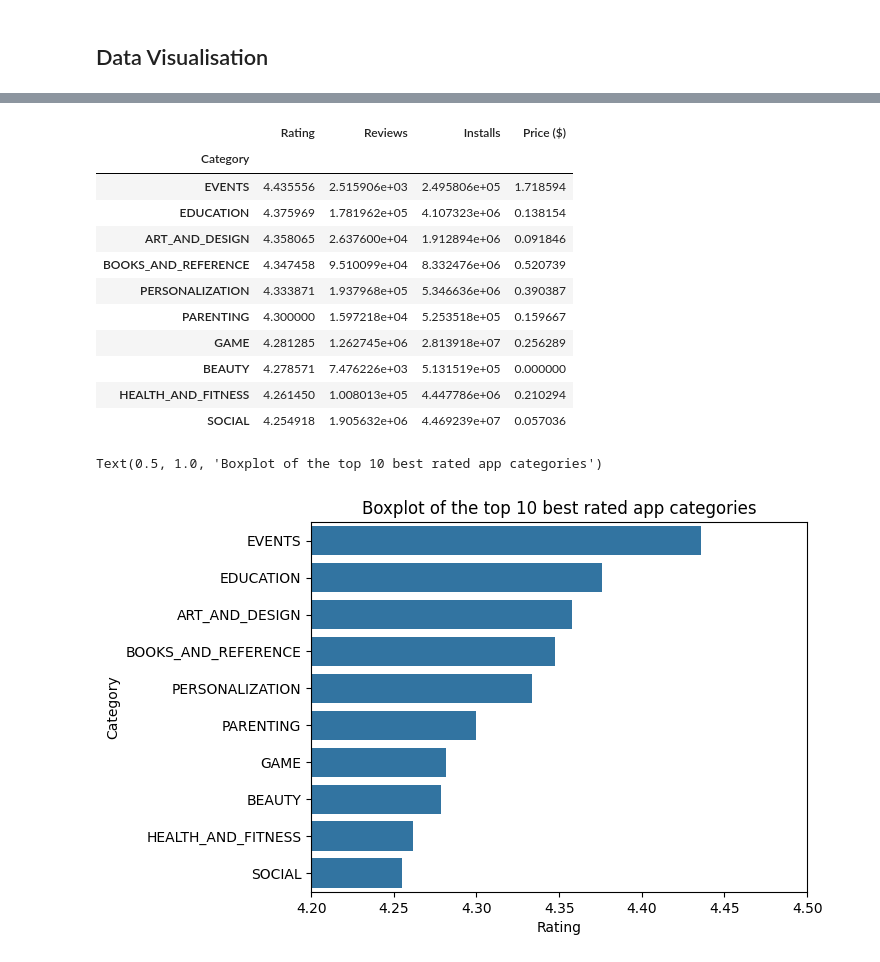
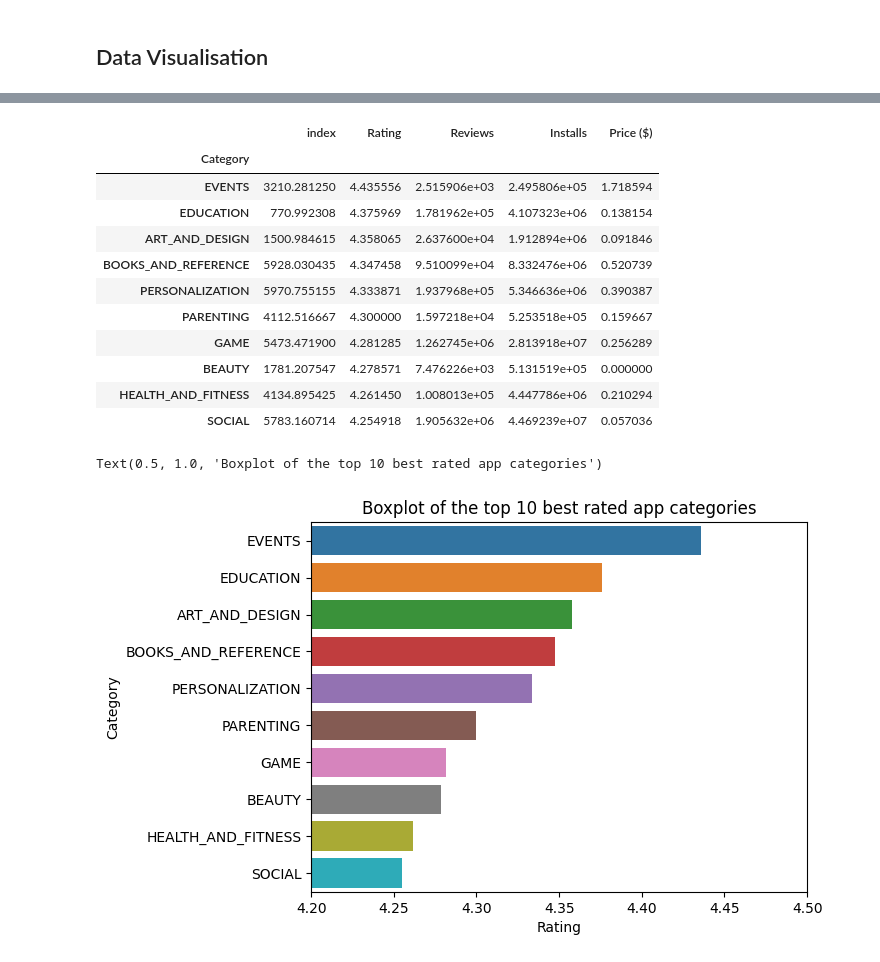
Before and after one commit to s-batish/data_visualisation_project, a Jupyter notebook: google_play_store_apps.ipynb, the cells around one changed output, grey strips where cells are left out. Saved outputs shown, nothing was run; the diff lists cells and outputs as text; code cells hidden in the pictures.

```diff
--- a/google_play_store_apps.ipynb
+++ b/google_play_store_apps.ipynb
@@ -138,6 +122,6 @@ new_wifi_app
 # %% [markdown]
 Dropping the current row with the index of the app:
 # %%
-apps = apps.drop([9990])
+apps = apps.drop([9989])
 apps
 # %% [output]
@@ -360,27 +322,27 @@ sns.stripplot(data=apps, x="Rating", y="Category", hue="Category")
 # %%
-# sns.barplot(data=apps, x='day', y='total_bill', errorbar=None, hue='sex')
 # Top rated apps
 average_ratings = apps.groupby('Category').mean(numeric_only=True)
 average_ratings[average_ratings['Rating'] > 4.25]
 category_ratings = average_ratings.sort_values('Rating', ascending=False).head(10)
 category_ratings
 # %% [output]
-|  | Rating | Reviews | Installs | Price ($) |
-| Category |  |  |  |  |
-| EVENTS | 4.435556 | 2.515906e+03 | 2.495806e+05 | 1.718594 |
-| EDUCATION | 4.375969 | 1.781962e+05 | 4.107323e+06 | 0.138154 |
-| ART_AND_DESIGN | 4.358065 | 2.637600e+04 | 1.912894e+06 | 0.091846 |
-| BOOKS_AND_REFERENCE | 4.347458 | 9.510099e+04 | 8.332476e+06 | 0.520739 |
-| PERSONALIZATION | 4.333871 | 1.937968e+05 | 5.346636e+06 | 0.390387 |
-| PARENTING | 4.300000 | 1.597218e+04 | 5.253518e+05 | 0.159667 |
-| GAME | 4.281285 | 1.262745e+06 | 2.813918e+07 | 0.256289 |
-| BEAUTY | 4.278571 | 7.476226e+03 | 5.131519e+05 | 0.000000 |
-| HEALTH_AND_FITNESS | 4.261450 | 1.008013e+05 | 4.447786e+06 | 0.210294 |
-| SOCIAL | 4.254918 | 1.905632e+06 | 4.469239e+07 | 0.057036 |
+|  | index | Rating | Reviews | Installs | Price ($) |
+| Category |  |  |  |  |  |
+| EVENTS | 3210.281250 | 4.435556 | 2.515906e+03 | 2.495806e+05 | 1.718594 |
+| EDUCATION | 770.992308 | 4.375969 | 1.781962e+05 | 4.107323e+06 | 0.138154 |
+| ART_AND_DESIGN | 1500.984615 | 4.358065 | 2.637600e+04 | 1.912894e+06 | 0.091846 |
+| BOOKS_AND_REFERENCE | 5928.030435 | 4.347458 | 9.510099e+04 | 8.332476e+06 | 0.520739 |
+| PERSONALIZATION | 5970.755155 | 4.333871 | 1.937968e+05 | 5.346636e+06 | 0.390387 |
+| PARENTING | 4112.516667 | 4.300000 | 1.597218e+04 | 5.253518e+05 | 0.159667 |
+| GAME | 5473.471900 | 4.281285 | 1.262745e+06 | 2.813918e+07 | 0.256289 |
+| BEAUTY | 1781.207547 | 4.278571 | 7.476226e+03 | 5.131519e+05 | 0.000000 |
+| HEALTH_AND_FITNESS | 4134.895425 | 4.261450 | 1.008013e+05 | 4.447786e+06 | 0.210294 |
+| SOCIAL | 5783.160714 | 4.254918 | 1.905632e+06 | 4.469239e+07 | 0.057036 |
 # %%
-ratings_bar = sns.barplot(category_ratings, y="Category", x="Rating")
+ratings_bar = sns.barplot(category_ratings, y="Category", x="Rating", hue='Category')
 ratings_bar.set(xlim=(4.2,4.5))
 plt.title('Boxplot of the top 10 best rated app categories')
+# Compare whether they are free or not
 # %% [output]
 Text(0.5, 1.0, 'Boxplot of the top 10 best rated app categories')
-[figure, old version]
+[figure, new version]
```
Also changed, not shown: parts of 25 cells of this notebook.
